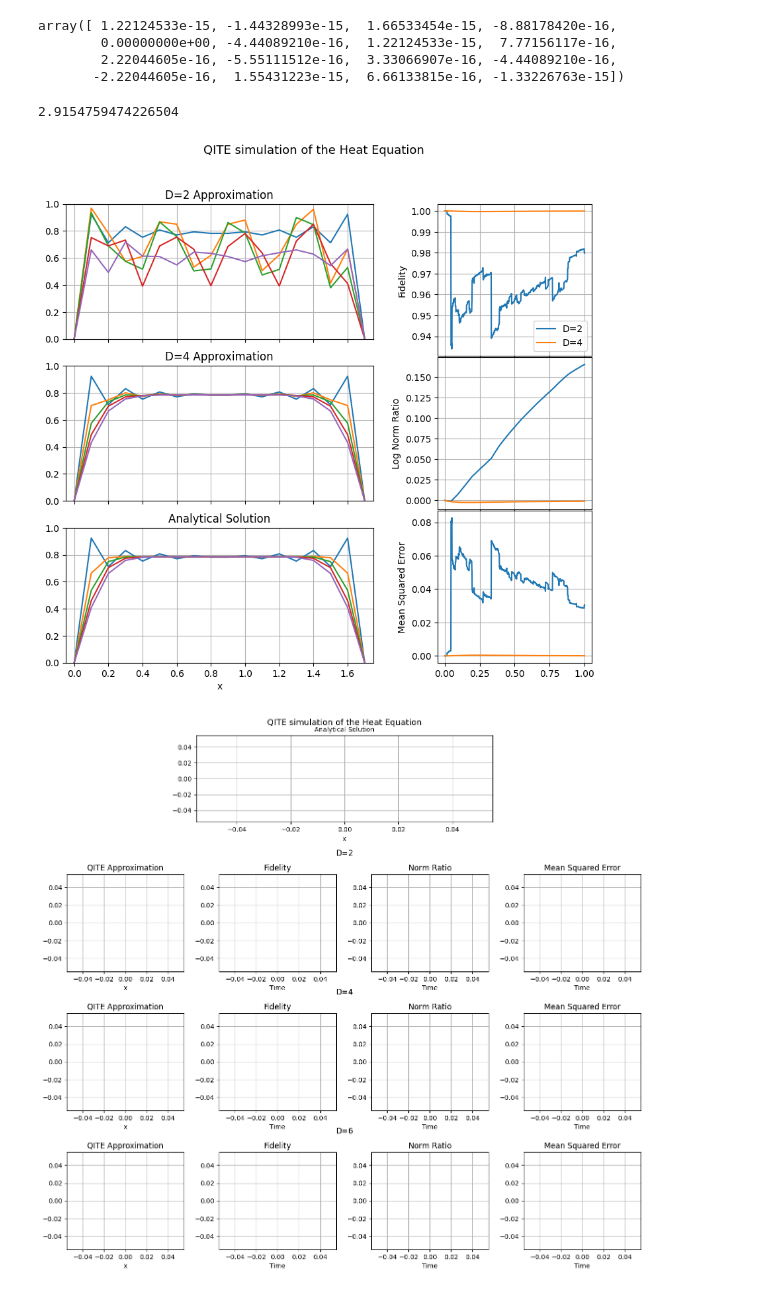
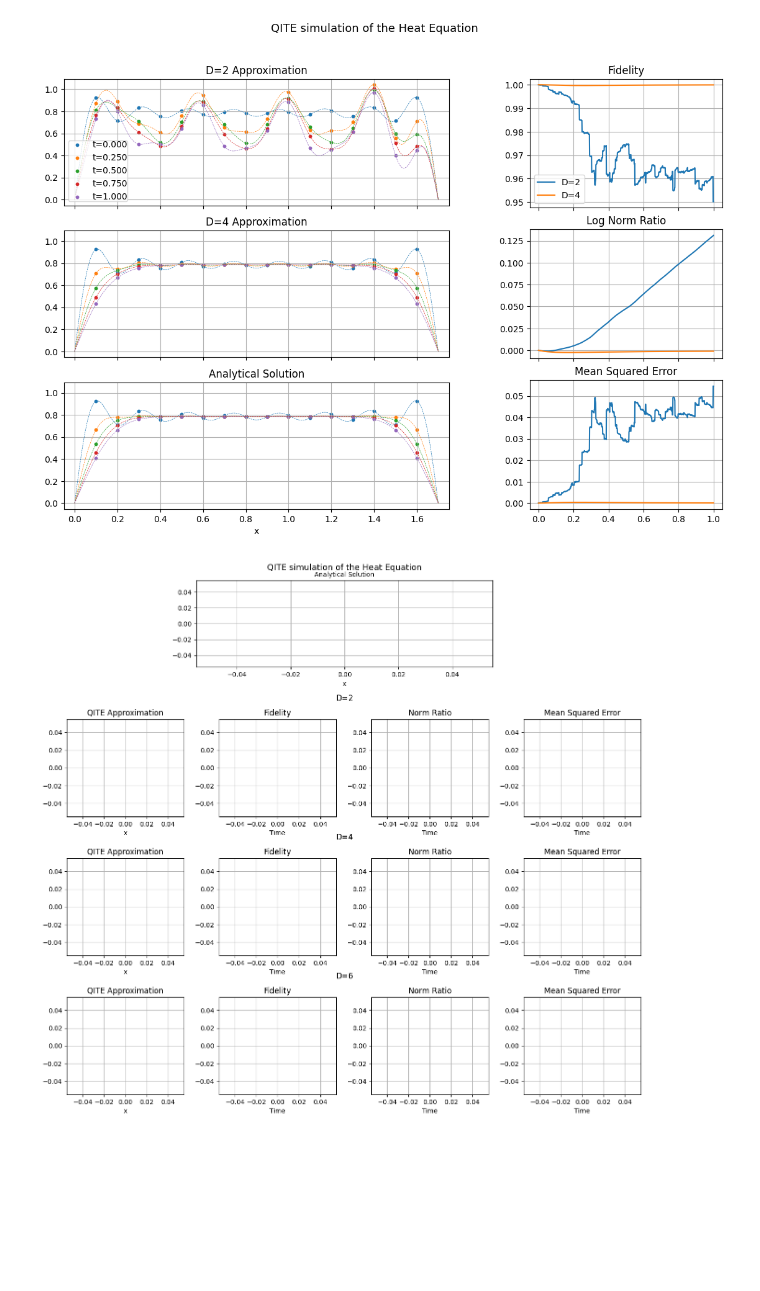
Before and after one commit to KnightShuffler/Quantum-Non-Unitary-Time-Evolution-Public-, a Jupyter notebook: sandbox.ipynb, the cells around one changed output. Cells and saved outputs as stored; diff of their text form; code cells hidden in the pictures; blank space fills up the shorter version.

```diff
--- a/sandbox.ipynb
+++ b/sandbox.ipynb
@@ -52,8 +43,6 @@ mean_sq_err = np.zeros(fidelities.shape, dtype=np.float64)
 
 for Di,D in enumerate(D_list):
     for ti,t in enumerate(times):
-        fidelities[Di,ti] = np.abs(np.vdot(qite_sols[Di,ti,:], analytical_solution[ti,:])) / (np.linalg.norm(analytical_solution[ti,:]) * np.linalg.norm(qite_sols[Di,ti,:]))
+        fidelities[Di,ti] = np.abs(np.dot(qite_sols[Di,ti,:], analytical_solution[ti,:])) / (np.linalg.norm(analytical_solution[ti,:]) * np.linalg.norm(qite_sols[Di,ti,:]))
         log_norm_ratios[Di,ti] = np.log(np.linalg.norm(analytical_solution[ti,:])) - np.log(np.linalg.norm(qite_sols[Di,ti,:]))
         mean_sq_err[Di,ti] = np.mean((analytical_solution[ti,:] - qite_sols[Di,ti,:])**2)
-
-psi0
@@ -65,10 +48,0 @@ array([0.92415515, 0.71272754, 0.83183913, 0.75359428, 0.80737867,
-# %%
-# plt.plot(np.arange(Nx),frequency_amplitudes)
-f = np.zeros(Nx)
-for i in range(Nx):
-    f += frequency_amplitudes[i]*np.sin((i+1)*np.pi*x/L)
-plt.plot(x,f)
-plt.plot(x,psi0,linestyle='--')
-plt.grid(True)
-plt.yticks(np.arange(0.0,1.01,0.1))
-plt.show()
@@ -77,19 +49,19 @@ plt.show()
-# %%
-f-psi0
-# %% [output]
-array([ 1.22124533e-15, -1.44328993e-15,  1.66533454e-15, -8.88178420e-16,
-        0.00000000e+00, -4.44089210e-16,  1.22124533e-15,  7.77156117e-16,
-        2.22044605e-16, -5.55111512e-16,  3.33066907e-16, -4.44089210e-16,
-       -2.22044605e-16,  1.55431223e-15,  6.66133815e-16, -1.33226763e-15])
-# %%
-np.linalg.norm(f)
-# %% [output]
-2.9154759474226504
 # %%
+from numba import njit
+
+@njit
+def get_interpolation(psi, dense_x, dx, L):
+    frequency_amplitudes = get_zero_bc_frequency_amplitudes(psi, dx, L)
+    f_interpolate = np.zeros(dense_x.shape[0],dtype=np.float64)
+    for i,amp in enumerate(frequency_amplitudes):
+        nu = i+1
+        f_interpolate += amp * np.sin(nu*np.pi*dense_x/L)
+    return f_interpolate
+
 plot_times = np.array([0, Nt//4, Nt//2, 3*Nt//4, Nt])
 stats = np.array([fidelities, log_norm_ratios, mean_sq_err])
 
-figure = plt.figure(figsize=(9,9))
+figure = plt.figure(figsize=(12,9))
 figure.set_facecolor('white')
 figure.suptitle('QITE simulation of the Heat Equation', fontsize=13)
 evo_fig, stats_fig = figure.subfigures(1,2,width_ratios=(2,1))
@@ -101,51 +73,51 @@ f = np.zeros(Nx+2)
 
 dense_x = np.arange(0.0,L,0.01)
 
-from numba import njit
-
-@njit
-def get_interpolation(psi, dense_x, L):
-    frequency_amplitudes = get_zero_bc_frequency_amplitudes(psi.copy(), dense_x[1]-dense_x[0], L)
-    f_interpolate = np.zeros(dense_x.shape[0],dtype=np.float64)
-
-
 for row,ax in enumerate(evo_axs):
     if row < len(D_list):
         ax.set_title(f'D={D_list[row]} Approximation')
         for ti in plot_times:
-            f[1:-1] = qite_sols[row,ti,:]
-            ax.plot(plot_x,f)
+            # f[1:-1] = qite_sols[row,ti,:]
+            # ax.plot(plot_x,f)
+            f = get_interpolation(qite_sols[row,ti,:], dense_x, dx, L)
+            l, = ax.plot(dense_x,f,linestyle='--',linewidth=0.5)
+            ax.scatter(x, qite_sols[row,ti,:], color=l.get_color(), label=f't={times[ti]:0.3f}', s=10)
         ax.grid(True)
+        if row == 0:
+            ax.legend(loc='best',fontsize=10,borderpad=0)
     else:
         ax.set_title('Analytical Solution')
         for ti in plot_times:
-            f[1:-1] = analytical_solution[ti,:]
-            ax.plot(plot_x,f)
+            # f[1:-1] = analytical_solution[ti,:]
+            # ax.plot(plot_x,f)
+            f = get_interpolation(analytical_solution[ti,:], dense_x, dx, L)
+            l, = ax.plot(dense_x, f,linestyle='--',linewidth=0.5)
+            ax.scatter(x, analytical_solution[ti,:], color=l.get_color(), s=10)
         ax.grid(True)
-        ax.set_ylim([0.0,1.0])
+        # ax.set_ylim([0.0,1.0])
         ax.set_xlim([-dx/2,L+dx/2])
         ax.set_xticks(np.arange(0.0,L+dx,2*dx))
         ax.set_xlabel('x')
 
 stat_titles = ['Fidelity',
                'Log Norm Ratio',
                'Mean Squared Error']
 
 for row,ax in enumerate(stats_axs):
     for Di,D in enumerate(D_list):
         ax.plot(times, stats[row,Di,:], label=f'D={D}')
     if row == 0:
         ax.legend()
-    ax.set_ylabel(stat_titles[row])
+    ax.set_title(stat_titles[row])
     ax.grid(True)
 
 
 evo_fig.subplots_adjust(hspace=0.2)
-stats_fig.subplots_adjust(hspace=0.01)
+stats_fig.subplots_adjust(hspace=0.17)
 
 plt.show()
 # %% [output]
-[figure, old version]
+[figure, new version]
 # %%
 figure = plt.figure(figsize=(16,12))
 figure.set_facecolor('white')
```
Also changed, not shown: parts of 4 cells of this notebook.
